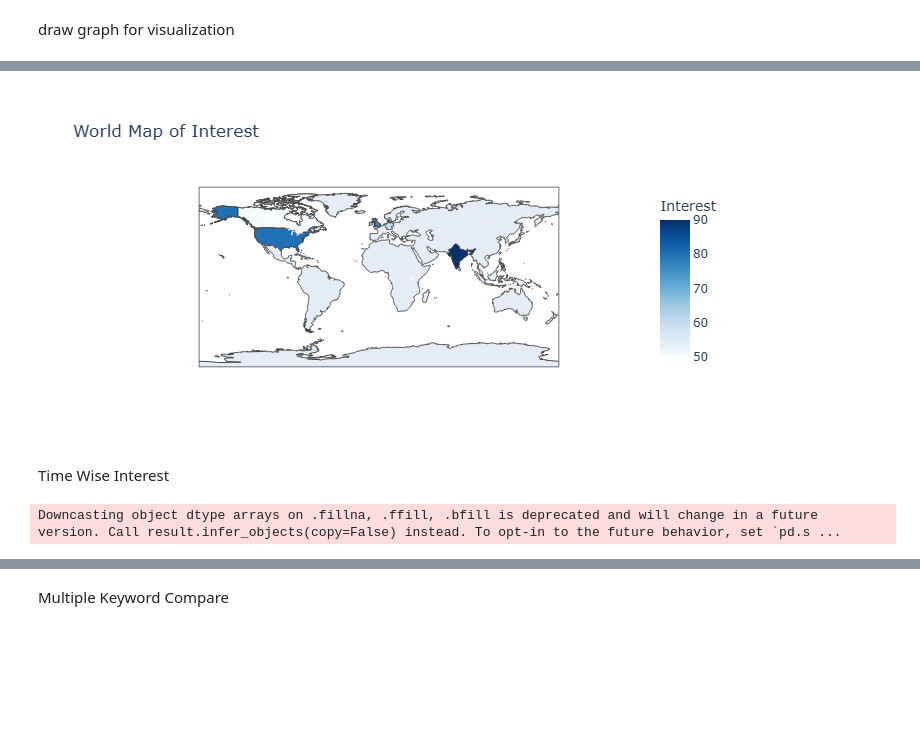
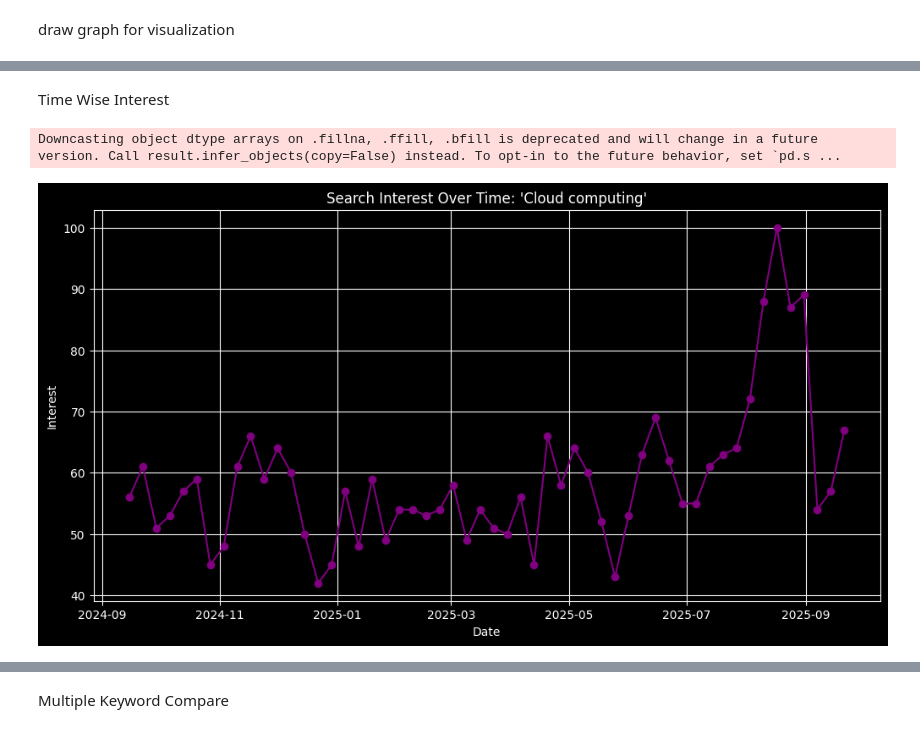
Before and after one commit to rohitrathod1/Google_keyword_analytics, a Jupyter notebook: Google_Data_Analysis.ipynb, the cells around one changed output, grey strips where cells are left out. Saved outputs shown, nothing was run; the diff lists cells and outputs as text; code cells hidden in the pictures; blank space fills up the shorter version.

```diff
--- a/Google_Data_Analysis.ipynb
+++ b/Google_Data_Analysis.ipynb
@@ -36,38 +44,44 @@ plt.show()
 # %%
-import pandas as pd
-import plotly.express as px
-import pycountry
-
-
-region_data = pd.DataFrame({
+# 2️⃣ World Map (Choropleth) Visualization
+# -----------------------------
+# Example Data
+region_data_map = pd.DataFrame({
     "Country": ["India", "United States", "United Kingdom", "Germany", "Canada"],
     "Interest": [90, 80, 75, 60, 50]
 })
 
-# ✅ Convert Country Names -> ISO-3 Codes
+# Convert Country Names -> ISO-3 Codes
 def get_iso3(country_name):
     try:
         return pycountry.countries.lookup(country_name).alpha_3
     except:
         return None
 
-region_data["ISO-3"] = region_data["Country"].apply(get_iso3)
+region_data_map["ISO-3"] = region_data_map["Country"].apply(get_iso3)
 
+# Plot Choropleth Map using Plotly
 fig = px.choropleth(
-    region_data,
+    region_data_map,
     locations="ISO-3",
     color="Interest",
     hover_name="Country",
     title="World Map of Interest",
     color_continuous_scale="Blues"
 )
-
 fig.show()
-# %% [output]
-[figure, removed]
 # %% [markdown]
 Time Wise Interest
 # %%
+# 3️⃣ Search Interest Over Time for a Single Keyword
 time_df = pytrends.interest_over_time()
+
+plt.figure(figsize=(12,6))
+plt.plot(time_df.index, time_df[keyword], marker='o', color='purple')
+plt.title(f"Search Interest Over Time: '{keyword}'")
+plt.xlabel("Date")
+plt.ylabel("Interest")
+plt.grid(True)
+plt.show()
 # %% [output]
 Downcasting object dtype arrays on .fillna, .ffill, .bfill is deprecated and will change in a future version. Call result.infer_objects(copy=False) instead. To opt-in to the future behavior, set `pd.s ...
+[figure, added]
```
Also changed, not shown: parts of 7 cells of this notebook.
